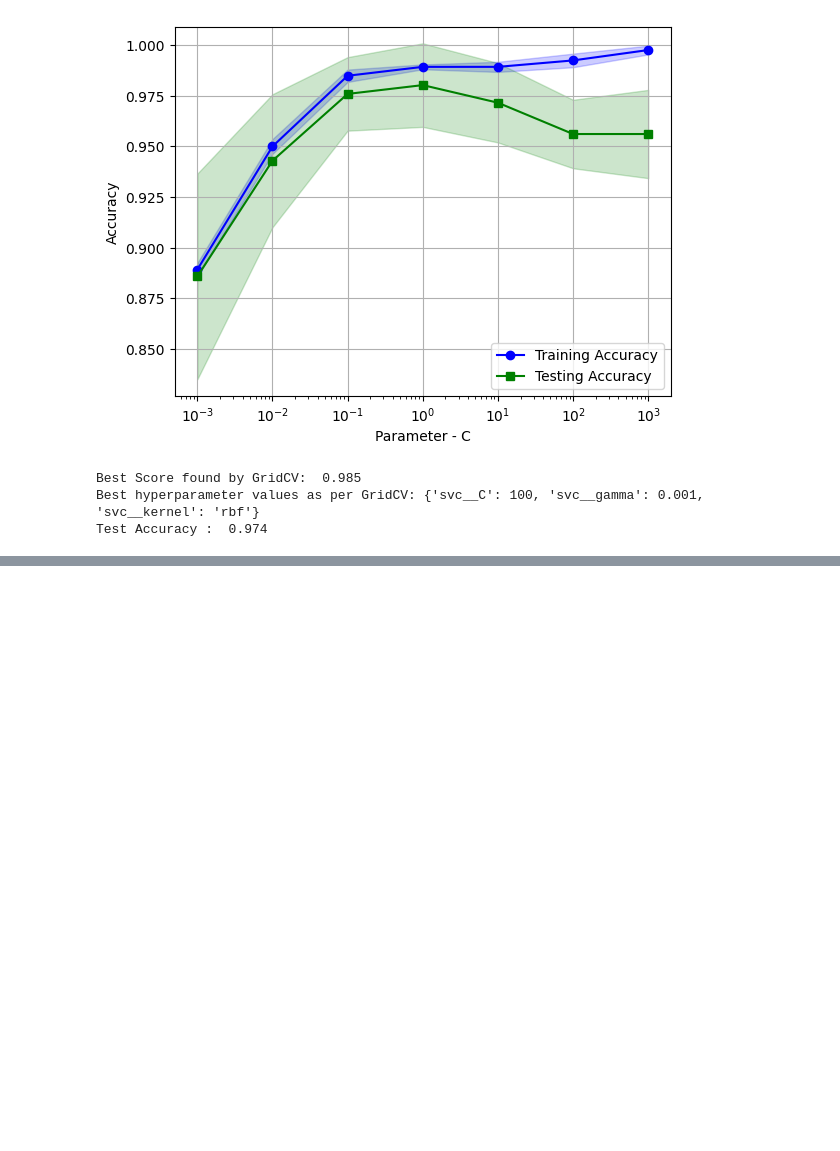
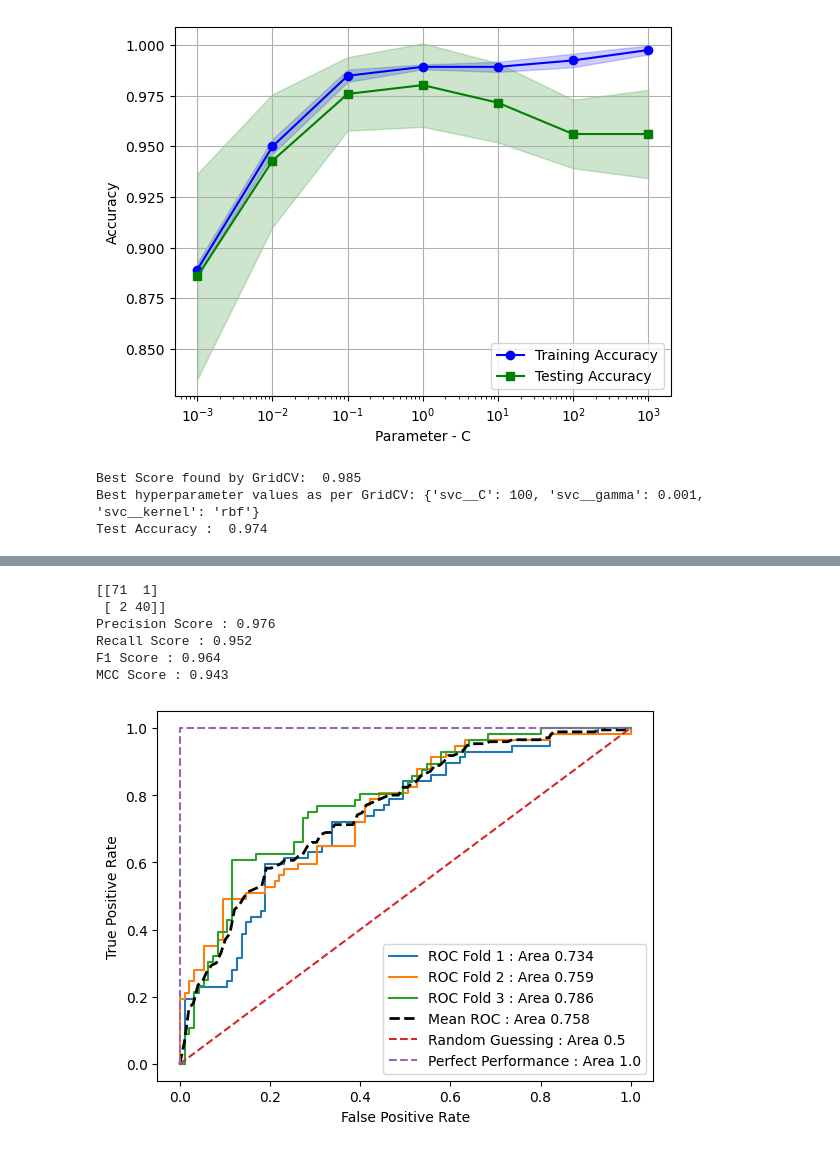
Before and after one commit to diksha1107/mlbook, a Jupyter notebook: src/CH6_ModelEval_HPTuning.ipynb, the cells around one changed output, grey strips where cells are left out. Cells and saved outputs as stored; diff of their text form; code cells hidden in the pictures; blank space fills up the shorter version.

Commit message:
[ML-BOOK] Feat: Implemented RandomizedSearchCV, HalvingRandomSearchCV, Nested CV, ROC-AUC, and evaluation metrics

```diff
--- a/src/CH6_FullPipeline.ipynb
+++ b/src/CH6_ModelEval_HPTuning.ipynb
@@ -171,0 +194,11 @@ Test Accuracy :  0.974
+# %%
+# Halving Random Search CV
+from sklearn.experimental import enable_halving_search_cv
+from sklearn.model_selection import HalvingRandomSearchCV
+
+hvrs = HalvingRandomSearchCV(estimator=pipe_svc, param_distributions=param_grid, n_candidates='exhaust',
+                             resource='n_samples', factor=1.5, random_state=1, n_jobs = -1)
+hvrs.fit(X_train, y_train)
+print(f"Best Score found by Halving Randomized Search CV : {hvrs.best_score_: 0.3f}")
+print(f"Best hyperparameter values selected by Halving Randomized Search CV : {hvrs.best_params_}")
+print(f"Best testing score by halving RS CV: {hvrs.score(X_test, y_test) : 0.3f}")
@@ -171,0 +223,64 @@ Test Accuracy :  0.974
+# %%
+# Performace Metrics
+# Confusion matrix
+from sklearn.metrics import confusion_matrix
+
+pipe_svc.fit(X_train, y_train)
+y_pred = pipe_svc.predict(X_test)
+cm = confusion_matrix(y_true=y_test, y_pred=y_pred)
+print(cm)
+
+# Scoring Matrics
+from sklearn.metrics import precision_score, recall_score, f1_score, matthews_corrcoef
+pre_val = precision_score(y_true=y_test, y_pred=y_pred)
+rec_val = recall_score(y_true=y_test, y_pred=y_pred)
+f1_val = f1_score(y_true=y_test, y_pred=y_pred)
+mcc_val = matthews_corrcoef(y_true=y_test, y_pred=y_pred)
+
+print(f"Precision Score : {pre_val:0.3f}")
+print(f"Recall Score : {rec_val:0.3f}")
+print(f"F1 Score : {f1_val:0.3f}")
+print(f"MCC Score : {mcc_val:0.3f}")
+# %% [output]
+[[71  1]
+ [ 2 40]]
+Precision Score : 0.976
+Recall Score : 0.952
+F1 Score : 0.964
+MCC Score : 0.943
+# %%
+# ROC - AUC Curve
+from sklearn.metrics import roc_curve, auc
+from numpy import interp
+
+pipe_lr = make_pipeline(StandardScaler(), PCA(n_components=2), LogisticRegression(l1_ratio=0, solver='lbfgs', random_state=1, C=100))
+X_train2 = X_train[:,[4,14]]
+
+cv = list(StratifiedKFold(n_splits=3).split(X_train, y_train))
+mean_tpr = 0.0
+mean_fpr = np.linspace(0,1,100)
+
+for i, (train, test) in enumerate(cv):
+    probas = pipe_lr.fit(X_train2[train], y_train[train]).predict_proba(X_train2[test])
+    fpr, tpr, threshold = roc_curve(y_true=y_train[test], y_score=probas[:,1], pos_label=1)
+
+    mean_tpr += np.interp(mean_fpr, fpr, tpr)
+    mean_tpr[0] = 0 # as the curve should start from 0,0
+
+    roc_auc = auc(fpr, tpr)
+    plt.plot(fpr, tpr, label=f"ROC Fold {i+1} : Area {roc_auc:0.3f}")
+
+mean_tpr /= len(cv)
+mean_tpr[-1] = 1 #as the curve should end at 1,1
+mean_auc = auc(mean_fpr, mean_tpr)
+plt.plot(mean_fpr, mean_tpr, linestyle='--', linewidth=2, color='black', label=f"Mean ROC : Area {mean_auc:0.3f}")
+
+plt.plot([0,1], [0,1], linestyle='--', label="Random Guessing : Area 0.5")
+plt.plot([0,0,1], [0,1,1], linestyle='--', label="Perfect Performance : Area 1.0")
+
+plt.xlabel("False Positive Rate")
+plt.ylabel("True Positive Rate")
+plt.legend(loc='lower right')
+plt.show()
+# %% [output]
+[figure, added]
```
Also changed, not shown: parts of 4 cells of this notebook, 1 other file.
